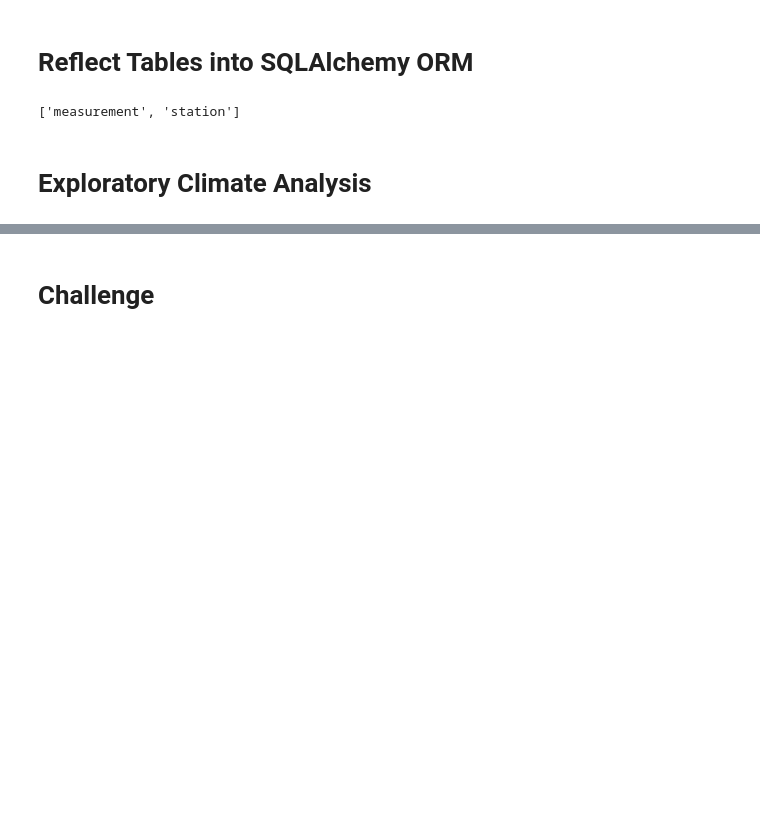
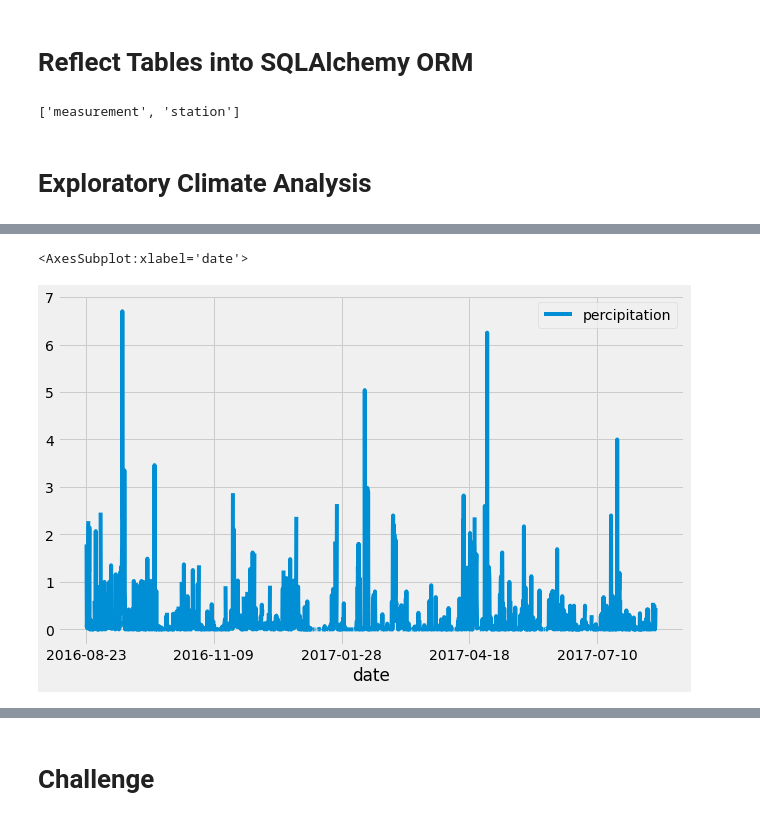
Before and after one commit to vanessamignelli/surfs_up, a Jupyter notebook: climate_analysis.ipynb, the cells around one changed output, grey strips where cells are left out. Cells and saved outputs as stored; diff of their text form; code cells hidden in the pictures; blank space fills up the shorter version.

```diff
--- a/climate_analysis.ipynb
+++ b/climate_analysis.ipynb
@@ -45,13 +45,22 @@ session = Session(engine)
 # %%
 # Design a query to retrieve the last 12 months of precipitation data and plot the results.
 #Starting from the last data point in the database.
+prev_year = dt.date(2017, 8, 23)
 
 # Calculate the date one year from the last date in data set.
+prev_year = dt.date(2017, 8, 23) - dt.timedelta(days=365)
 
 # Perform a query to retrieve the data and precipitation scores
+#create a variable to store results of the query
+results = []
 
-# Save the query results as a Pandas DataFrame and set the index to the date column
+#add session to query database
+results = session.query(Measurement.date, Measurement.prcp)
 
-# Sort the dataframe by date
+#filter out data we don't need that is older than a year
+results = session.query(Measurement.date, Measurement.prcp).filter(Measurement.date >= prev_year)
 
-# Use Pandas Plotting with Matplotlib to plot the data
+#add all results from the query and put them in a list
+results = session.query(Measurement.date, Measurement.prcp).filter(Measurement.date >= prev_year).all()
+
+print(results)
@@ -57,0 +69,7 @@ session = Session(engine)
+# %%
+# Save the query results as a Pandas DataFrame and set the index to the date column
+#save results variable as one parameter and specify column names as the second parameter
+df = pd.DataFrame(results, columns=['date', 'percipitation'])
+
+# Sort the dataframe by date
+df.set_index(df['date'], inplace=True)
@@ -57,0 +133,4 @@ session = Session(engine)
+# %%
+#sort the data by date with the index in chronological order
+df = df.sort_index()
+print(df.to_string(index=False))
@@ -58,2 +155,8 @@ session = Session(engine)
+# %%
+# Use Pandas Plotting with Matplotlib to plot the data
+df.plot(figsize=(10,6))
+# %% [output]
+<AxesSubplot:xlabel='date'>
+[figure, added]
 # %%
 # Use Pandas to calcualte the summary statistics for the precipitation data
```
Also changed, not shown: parts of 7 cells of this notebook.
